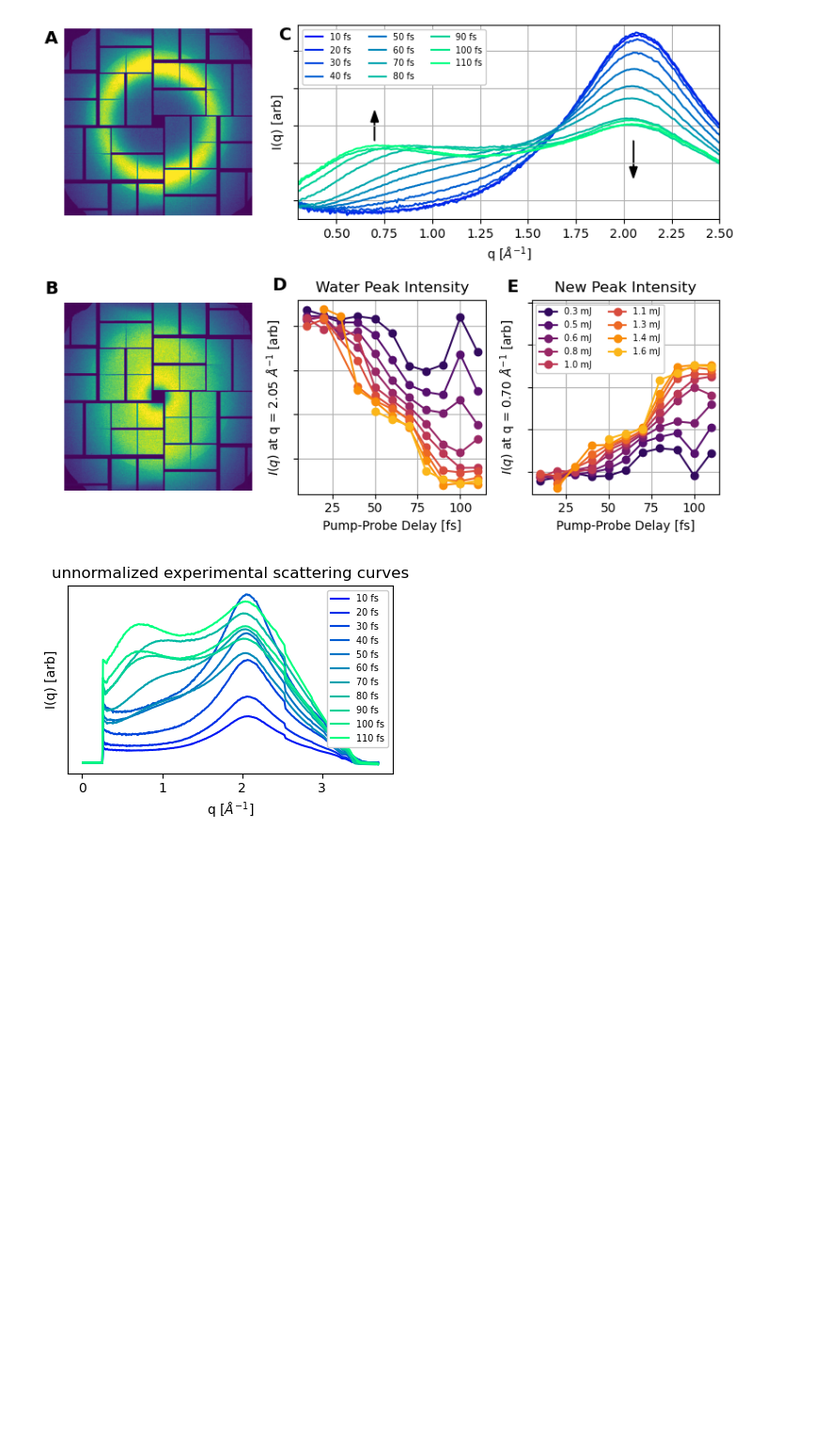
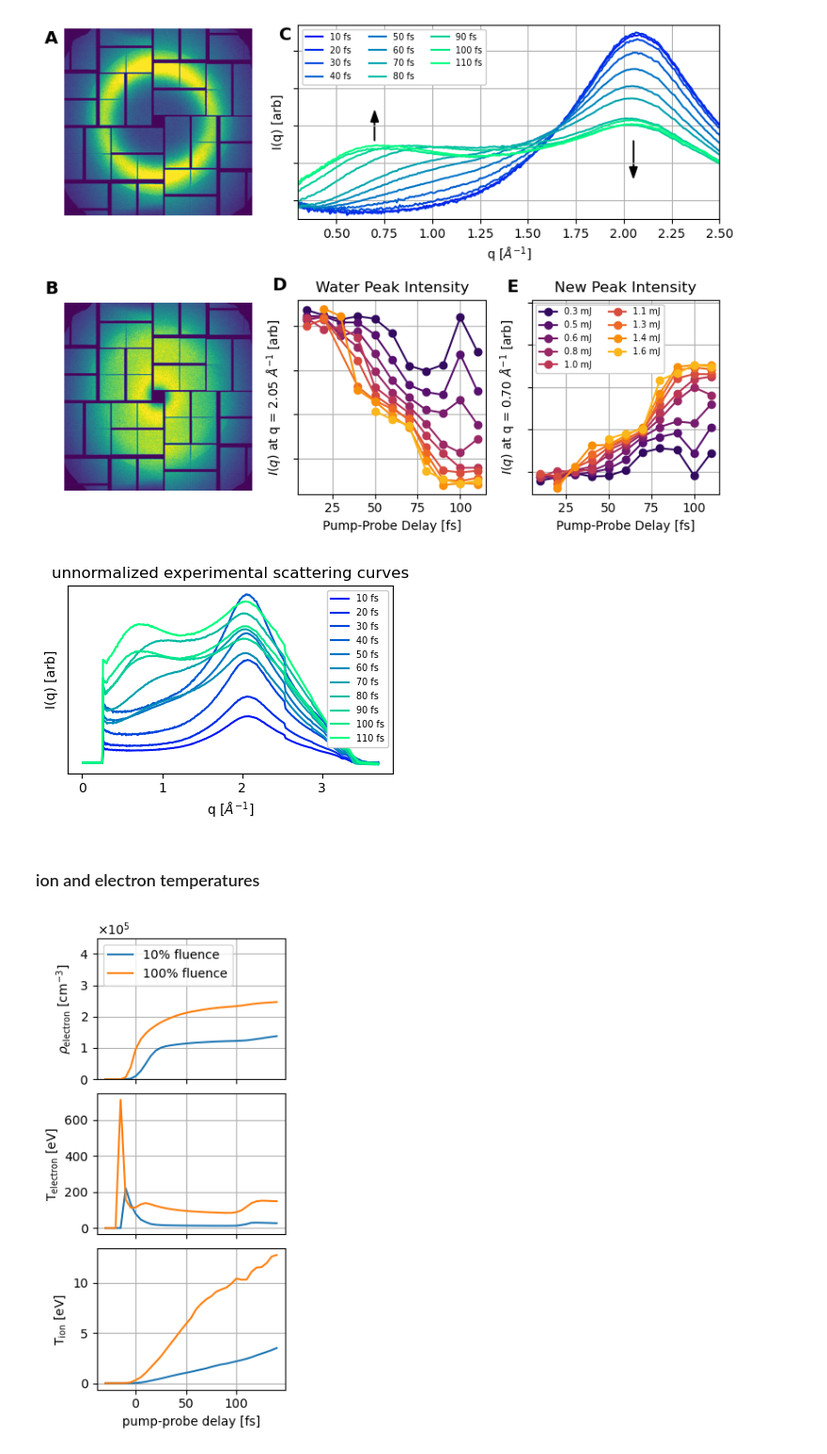
Before and after one commit to tjlane/cxig0715, a Jupyter notebook: figures/figures.ipynb, the cells around one changed output. Shown at 94% size. Drawn from its saved outputs; the diff is of its cells as text; code cells hidden in the pictures; blank space fills up the shorter version.

Commit message:
temperature and concentration figure

```diff
--- a/figures/figures.ipynb
+++ b/figures/figures.ipynb
@@ -682,3 +682,48 @@ plt.tight_layout()
 plt.show()
 # %% [output]
 [figure]
+# %% [markdown]
+### ion and electron temperatures
+# %%
+# 1st column: time [fs] time = 0 fs at the pump pulse center
+# 2nd column: electron concentration n_e [m^-3]
+# 3rd column: electron temperature T_e [eV]
+# 4th column: oxygen ion temperature T_i [eV]
+
+low_fluence_temperatures = np.loadtxt("./temperature-data/plaspar_010.txt")
+high_fluence_temperatures = np.loadtxt("./temperature-data/plaspar_100.txt")
+
+# convert from 1/m3 to 1/cm3
+low_fluence_temperatures[:,1] *= 1e-24
+high_fluence_temperatures[:,1] *= 1e-24
+# %%
+fig, axes = plt.subplots(3, 1, figsize=(3,6), sharex=True)
+
+y_axes_labels = [
+    r"$\rho_\mathrm{electron}$ [cm$^{-3}$]",
+    "T$_\mathrm{electron}$ [eV]",
+    "T$_\mathrm{ion}$ [eV]",
+]
+
+for it, temperature_data in enumerate([low_fluence_temperatures, high_fluence_temperatures]):
+
+    for i in range(3):
+        axes[i].plot(
+            temperature_data[:,0],
+            temperature_data[:,i+1],
+        )
+        axes[i].grid(True)
+        axes[i].set_ylabel(y_axes_labels[i])
+
+axes[0].set_ylim([0, 4.5e5])
+axes[0].ticklabel_format(style='sci', axis='y', scilimits=(0,0))
+axes[0].ticklabel_format(useMathText=True)
+axes[0].legend(["10% fluence", "100% fluence"], loc=2)
+axes[2].set_xlabel("pump-probe delay [fs]")
+
+plt.tight_layout()
+plt.subplots_adjust(hspace=.1)
+plt.savefig("temperatures.png")
+plt.show()
+# %% [output]
+[figure, added]
```
Also changed, not shown: 3 other files.
